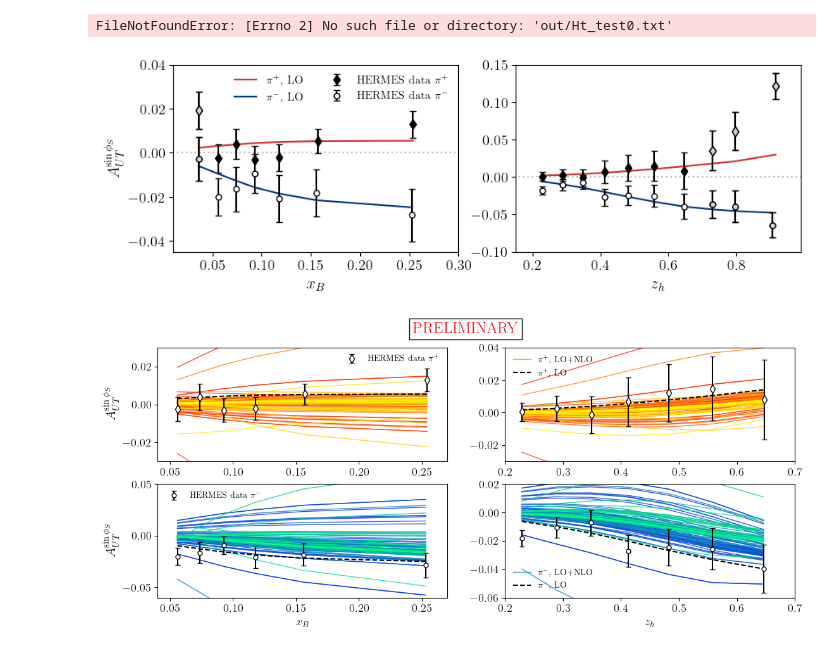
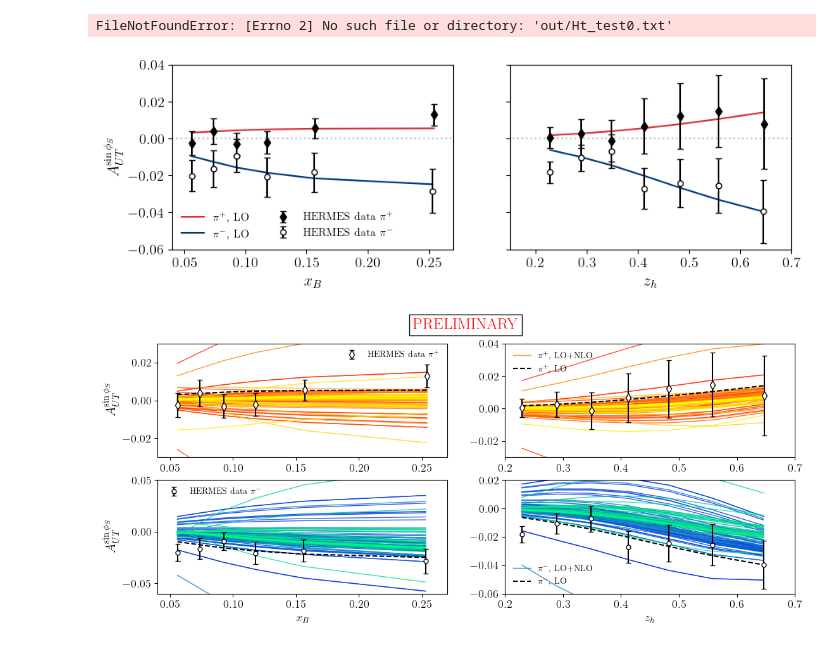
Before and after one commit to diegoscantam/sidis-NLO-twist3, a Jupyter notebook: code/plotC.ipynb, the cells around one changed output. Cells and saved outputs as stored; diff of their text form; code cells hidden in the pictures.

```diff
--- a/code/plotC.ipynb
+++ b/code/plotC.ipynb
@@ -462,10 +462,10 @@ plt.show()
 # %% [output]
 FileNotFoundError: [Errno 2] No such file or directory: 'out/Ht_test0.txt'
 # %%
-dfxp = pd.read_csv('out/AUTx_LO_pp.txt',header=None,sep=' ', decimal = '.')
-dfxm = pd.read_csv('out/AUTx_LO_pm.txt',header=None,sep=' ', decimal = '.')
-dfzp = pd.read_csv('out/AUTz_LO_pp.txt',header=None,sep=' ', decimal = '.')
-dfzm = pd.read_csv('out/AUTz_LO_pm.txt',header=None,sep=' ', decimal = '.')
+dfxp = pd.read_csv('out/AUTx_LO_pp.txt',header=None,sep=' ', decimal = '.',skiprows = 1,engine='python')
+dfxm = pd.read_csv('out/AUTx_LO_pm.txt',header=None,sep=' ', decimal = '.',skiprows = 1,engine='python')
+dfzp = pd.read_csv('out/AUTz_LO_pp.txt',header=None,sep=' ', decimal = '.',skipfooter=3,engine='python')
+dfzm = pd.read_csv('out/AUTz_LO_pm.txt',header=None,sep=' ', decimal = '.',skipfooter=3,engine='python')
 
 mycmap=["#003a7d","#008dff","#ff73b6","#c701ff","#4ecb8d","#ff9d3a","#f9e858","#d83034"]
 
@@ -476,7 +476,7 @@ h = 3
 
 
 
-fig, axs = plt.subplots(1,2, figsize= (w,h), sharey = False)
+fig, axs = plt.subplots(1,2, figsize= (w,h), sharey = True)
 
 #tl1 = '$s='+str(s) +'\\,\\rm{GeV}^2$\n'+'$y=' + str(y)+'$\n$z_h=' + str(zh[idx_zh]) + '$'
 #tl2 = '$s='+str(s) +'\\,\\rm{GeV}^2$\n'+'$y=' + str(y)+'$\n$x_B=' + str(xB[idx_xB]) + '$'
@@ -499,51 +499,51 @@ axs[0].tick_params(axis='both', which='minor', labelsize=12)
 
 axs[1].plot(dfzp[2], dfzp[4], color=mycmap[7],label='$\\pi^+$, LO')
 axs[1].errorbar(meas_zp_z,meas_zp_value,meas_zp_dvalue, linestyle='none',fmt='d',mfc='k',mec='k',ecolor='k',ms=6, capsize=3)
-axs[1].errorbar(meas_zp_z[7:10],meas_zp_value[7:10],meas_zp_dvalue[7:10], linestyle='none',fmt='d',mfc='lightgrey',mec='k',ecolor='k',ms=6, capsize=3)
+#axs[1].errorbar(meas_zp_z[7:10],meas_zp_value[7:10],meas_zp_dvalue[7:10], linestyle='none',fmt='d',mfc='lightgrey',mec='k',ecolor='k',ms=6, capsize=3)
 
 
 
 axs[1].plot(dfzm[2], dfzm[4], color=mycmap[0],label='$\\pi^-$, LO')
 axs[1].errorbar(meas_zm_z,meas_zm_value,meas_zm_dvalue, linestyle='none',fmt='o',mfc='w',mec='k',ecolor='k',ms=5, capsize=3)
-axs[1].errorbar(meas_zm_z[7:10],meas_zm_value[7:10],meas_zm_dvalue[7:10], linestyle='none',fmt='o',mfc='lightgrey',mec='k',ecolor='k',ms=5, capsize=3)
+#axs[1].errorbar(meas_zm_z[7:10],meas_zm_value[7:10],meas_zm_dvalue[7:10], linestyle='none',fmt='o',mfc='lightgrey',mec='k',ecolor='k',ms=5, capsize=3)
 
 
 #axs[1].vlines(0.7, -0.2,+0.2, color='grey', linestyle='dashed', alpha=0.5)
 #axs[1].vlines(0.2, -0.2,+0.2, color='grey', linestyle='dashed', alpha=0.5)
 
-axs[0].set_xlim(0.01 ,0.3)
+axs[0].set_xlim(0.04 ,0.27)
 axs[0].set_ylim(-0.045,0.04)
-axs[1].set_xlim(0.15 ,.99)
-axs[1].set_ylim(-0.1,0.15)
+axs[1].set_xlim(0.15 ,0.7)
+axs[1].set_ylim(-0.06,0.04)
 axs[1].set_xlabel('$z_h$', fontsize=14)
 
 axs[0].set_xlabel('$x_B$', fontsize=14)
 #axs[1].set_ylabel('$$A_{UT}^{\\sin \\phi_S }$$', fontsize=14)
 
 
 #axs[0].tick_params(axis='both', which='minor', labelsize=fs)
 #axs[1].tick_params(axis='both', which='minor', labelsize=fs)
 axs[0].hlines(0.0, 0,1, color='grey',alpha=0.5,linestyle='dotted', zorder=-100)
 axs[1].hlines(0.0, 0,1, color='grey',alpha=0.5,linestyle='dotted', zorder=-100)
 
 #axs[0].grid(True)
 
 axs[0].tick_params(axis='both', which='major', labelsize=fs)
 axs[1].tick_params(axis='both', which='major', labelsize=fs)
 #axs[1].tick_params(axis='both', which='minor', labelsize=12)
 
 #axs[0].text(0.05,0.008,tl1)
 #axs[1].text(0.05,0.008,tl2)
 
 axs[0].legend(fancybox= True, framealpha=0., loc='best', fontsize = fs-3, ncol=2)
 #axs[1,0].legend(fancybox= True, framealpha=0., loc='best', fontsize = fs-3, ncol=1)
 #axs[1].legend(fancybox= True, framealpha=0., loc='best', fontsize = fs, ncol=1)
 #axs[1,1].legend(fancybox= True, framealpha=0., loc='best', fontsize = fs-3, ncol=1)
-
+#plt.tight_layout()
 plt.savefig('./out/A_UT_LO.pdf', dpi=300, bbox_inches='tight')
 plt.show()
 # %% [output]
-[figure, old version]
+[figure, new version]
 # %%
 N_start = 1
 N_scenario = 100
```
Also changed, not shown: 58 other files.
